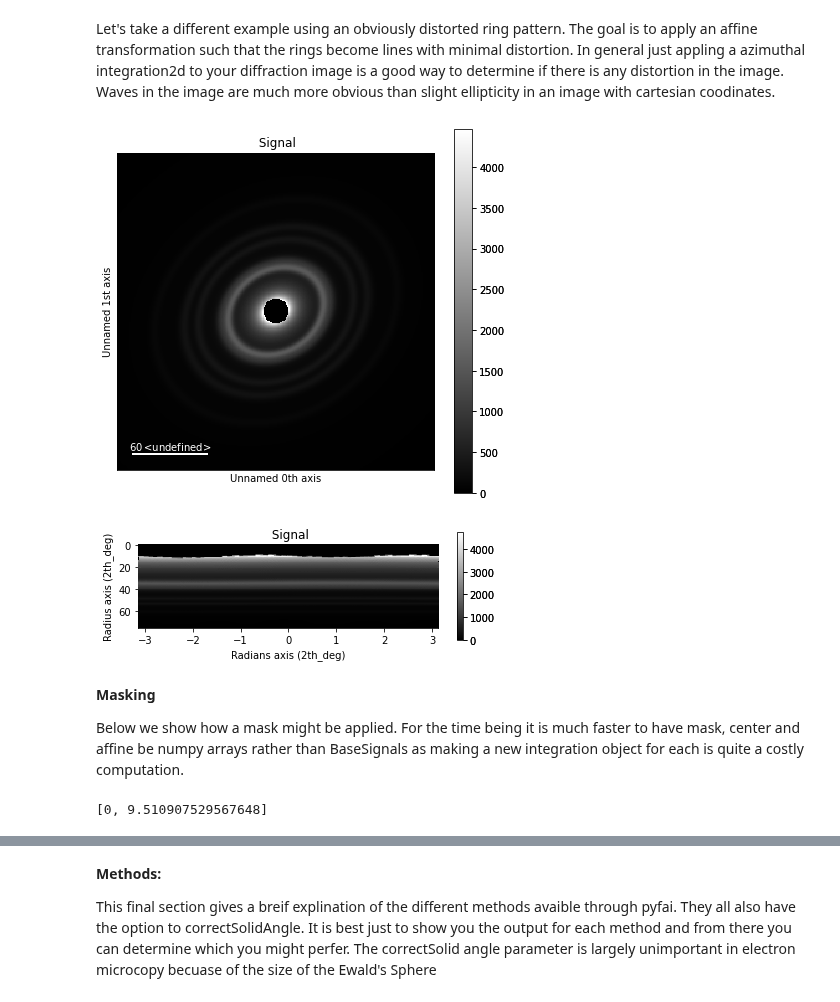
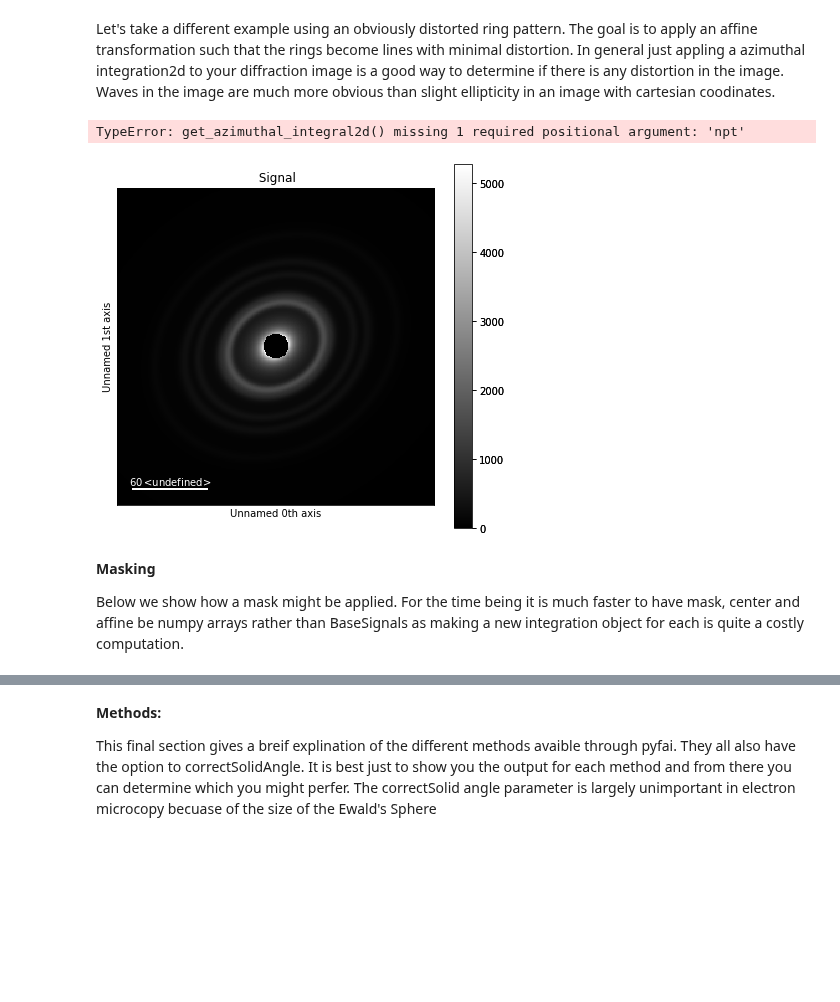
Before and after one commit to pyxem/pyxem-demos, a Jupyter notebook: 07 Azimuthal Integration Using pyFAI Detector.ipynb, the cells around one changed output, grey strips where cells are left out. Saved outputs shown, nothing was run; the diff lists cells and outputs as text; code cells hidden in the pictures; blank space fills up the shorter version.

Commit message:
Changed demo 07 so that it works with pyxem version 13.0

```diff
--- a/07 Azimuthal Integration Using pyFAI Detector.ipynb
+++ b/07 Azimuthal Integration Using pyFAI Detector.ipynb
@@ -222,7 +273,7 @@ ring_data = generate_ring_pattern(
 import pyxem
 import numpy as np
 # %%
-d =pyxem.ElectronDiffraction2D(data=ring_data)
+d =pyxem.signals.ElectronDiffraction2D(data=ring_data)
 # %%
 a = np.asarray(
         [[1.06651526, 0.10258988, 0.0], [0.10258988, 1.15822961, 0.0], [0.0, 0.0, 1.0]]
@@ -230,10 +281,11 @@ a = np.asarray(
 # %%
 d.plot()
 d.unit = "2th_deg"
-d.get_azimuthal_integral2d(npt_rad=100, affine=a, correctSolidAngle=False).plot()
+d.set_ai(affine=a)
+d.get_azimuthal_integral2d(npt=100, correctSolidAngle=False).plot()
 # %% [output]
+TypeError: get_azimuthal_integral2d() missing 1 required positional argument: 'npt'
-[figure, old version]
+[figure, new version]
-[figure, removed]
 # %% [markdown]
 **Masking**
 
@@ -241,10 +293,8 @@ Below we show how a mask might be applied.  For the time being it is much faster
 # %%
 mask = dp.get_direct_beam_mask(radius=30)
 # %%
-integration  = dp.get_azimuthal_integral1d(npt_rad=100, unit="pyxem", affine=affine, mask=mask.data)
-integration2d = dp.get_azimuthal_integral2d(npt_rad=100, unit="pyxem", affine=affine, mask=mask.data)
+integration  = dp.get_azimuthal_integral1d(npt=100, mask=mask.data)
+integration2d = dp.get_azimuthal_integral2d(npt=100, mask=mask.data)
-# %% [output]
-[0, 9.510907529567648]
 # %%
 integration.inav[1,1].isig[:].plot()
 integration2d.inav[1,1].isig[:,:].plot()
```
Also changed, not shown: parts of 24 cells of this notebook.
